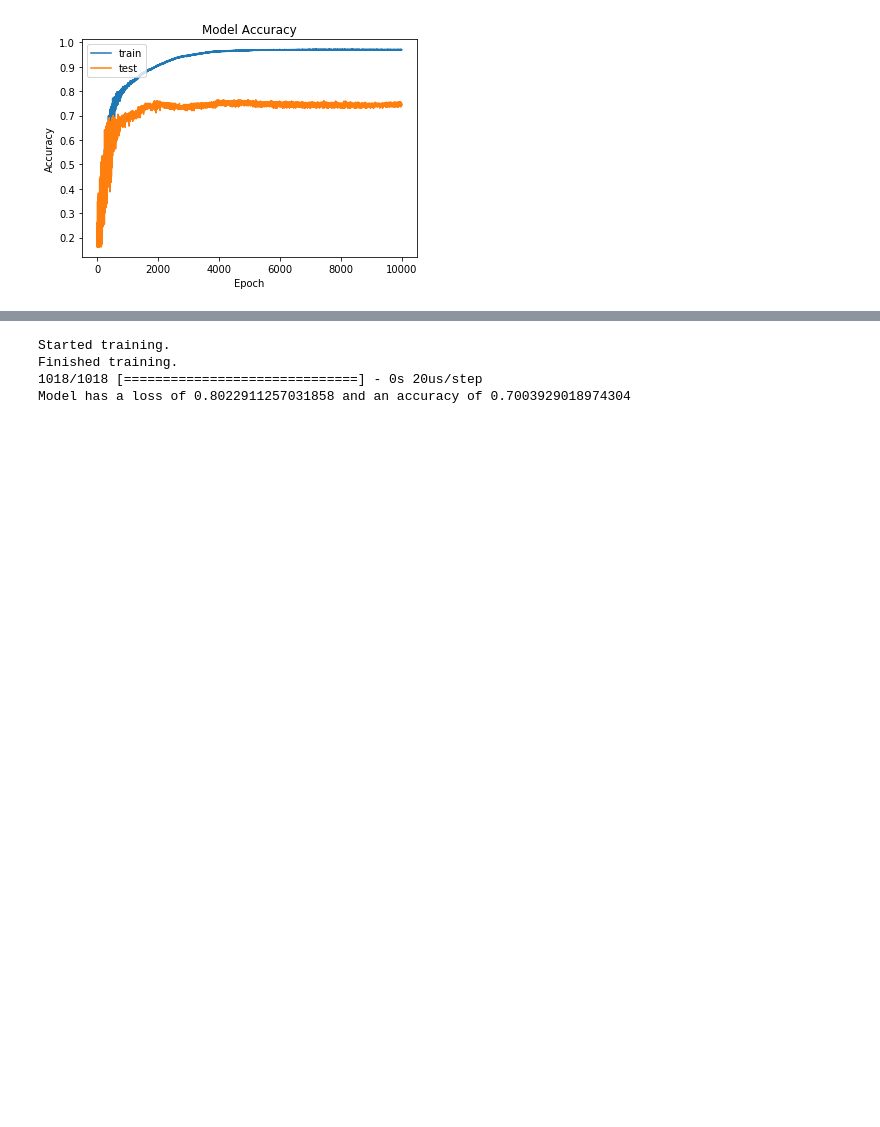
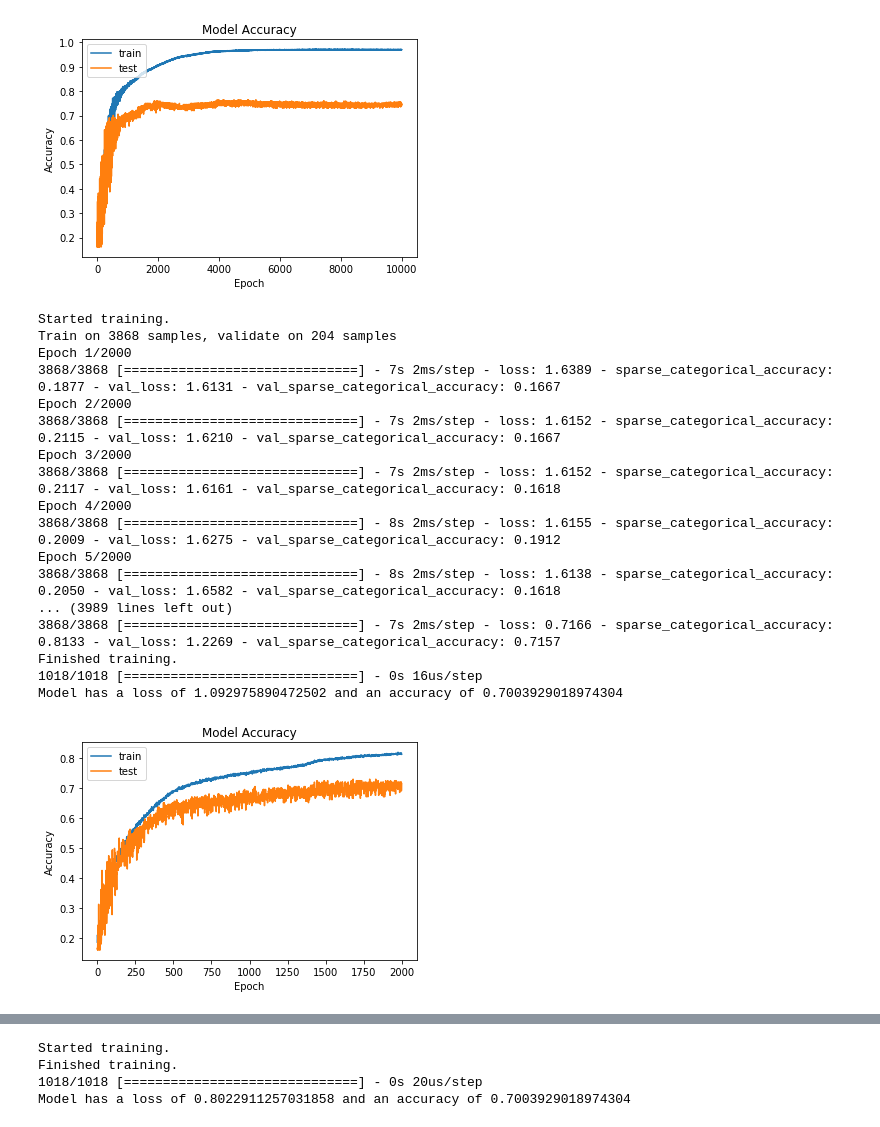
Before and after one commit to Phantomias3782/AmazonReviews, a Jupyter notebook: AmazonReviews_SentimentAnalysis.ipynb, the cells around one changed output, grey strips where cells are left out. Drawn from its saved outputs; the diff is of its cells as text; code cells hidden in the pictures; blank space fills up the shorter version.

Commit message:
testes model with lower batch sizes

```diff
--- a/AmazonReviews_SentimentAnalysis.ipynb
+++ b/AmazonReviews_SentimentAnalysis.ipynb
@@ -485,6 +463,42 @@ Finished training.
 1018/1018 [==============================] - 0s 17us/step
 Model has a loss of 0.8895951445069903 and an accuracy of 0.7671905755996704
 [figure]
+# %%
+# get train, test and val data
+#x_train, y_train, x_val, y_val, x_test, y_test, shape = prepare_data(train_data, test_data)
+
+# build model
+model = build_model(shape, neuron_layers = 1, neuron_count = [20], activation_functions = ["sigmoid"])
+
+# train model
+model, history = train_model(model, x_train, y_train, x_val, y_val,
+                             epochs= 2000, batch_size = 1, show_output = True)
+
+# print model evaluation
+results = evaluate_model(model, x_test, y_test)
+print(f"Model has a loss of {results[0]} and an accuracy of {results[1]}")
+
+# plot training progress
+plot_training_progress(history)
+# %% [output]
+Started training.
+Train on 3868 samples, validate on 204 samples
+Epoch 1/2000
+3868/3868 [==============================] - 7s 2ms/step - loss: 1.6389 - sparse_categorical_accuracy: 0.1877 - val_loss: 1.6131 - val_sparse_categorical_accuracy: 0.1667
+Epoch 2/2000
+3868/3868 [==============================] - 7s 2ms/step - loss: 1.6152 - sparse_categorical_accuracy: 0.2115 - val_loss: 1.6210 - val_sparse_categorical_accuracy: 0.1667
+Epoch 3/2000
+3868/3868 [==============================] - 7s 2ms/step - loss: 1.6152 - sparse_categorical_accuracy: 0.2117 - val_loss: 1.6161 - val_sparse_categorical_accuracy: 0.1618
+Epoch 4/2000
+3868/3868 [==============================] - 8s 2ms/step - loss: 1.6155 - sparse_categorical_accuracy: 0.2009 - val_loss: 1.6275 - val_sparse_categorical_accuracy: 0.1912
+Epoch 5/2000
+3868/3868 [==============================] - 8s 2ms/step - loss: 1.6138 - sparse_categorical_accuracy: 0.2050 - val_loss: 1.6582 - val_sparse_categorical_accuracy: 0.1618
+... (3989 lines left out)
+3868/3868 [==============================] - 7s 2ms/step - loss: 0.7166 - sparse_categorical_accuracy: 0.8133 - val_loss: 1.2269 - val_sparse_categorical_accuracy: 0.7157
+Finished training.
+1018/1018 [==============================] - 0s 16us/step
+Model has a loss of 1.092975890472502 and an accuracy of 0.7003929018974304
+[figure, added]
 # %%
 # get train, test and val data
 #x_train, y_train, x_val, y_val, x_test, y_test, shape = prepare_data(train_data, test_data)
```
Also changed, not shown: parts of 3 cells of this notebook.
